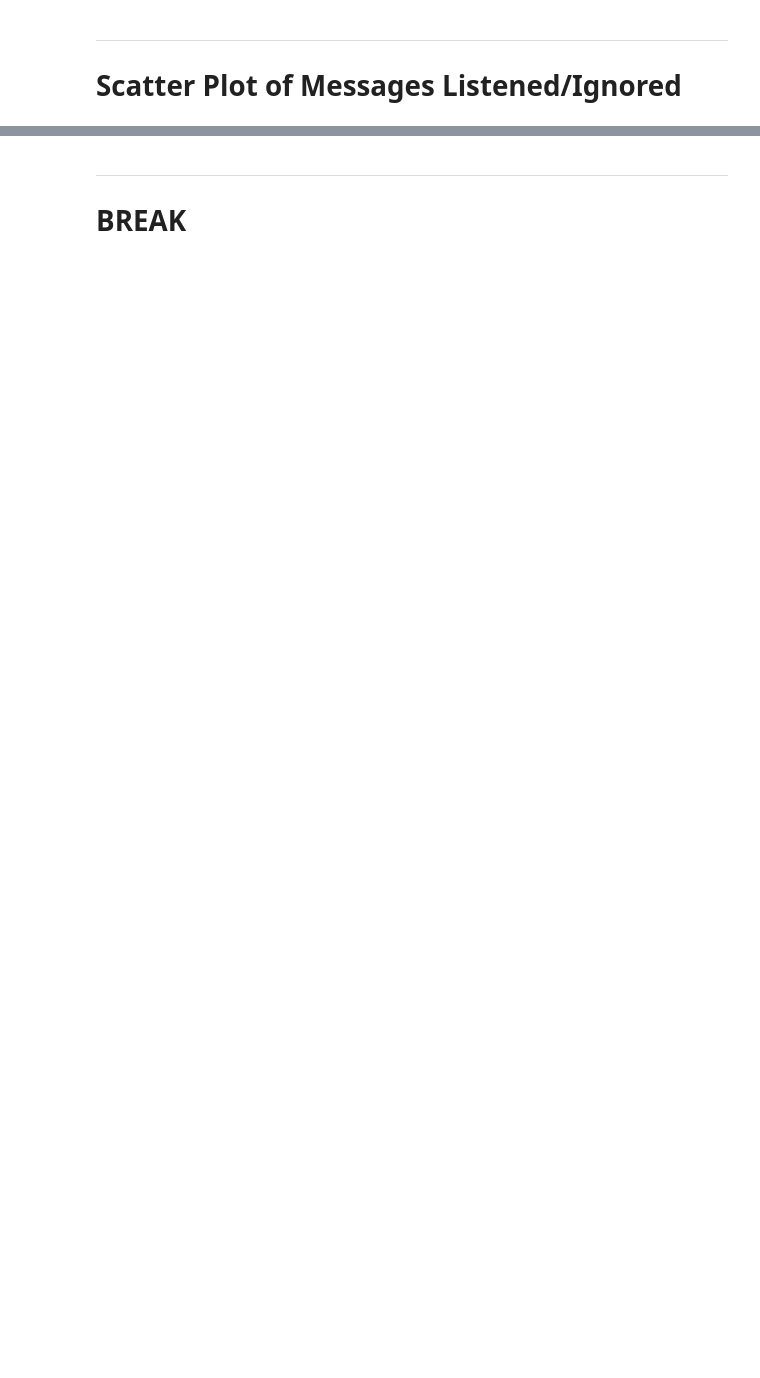
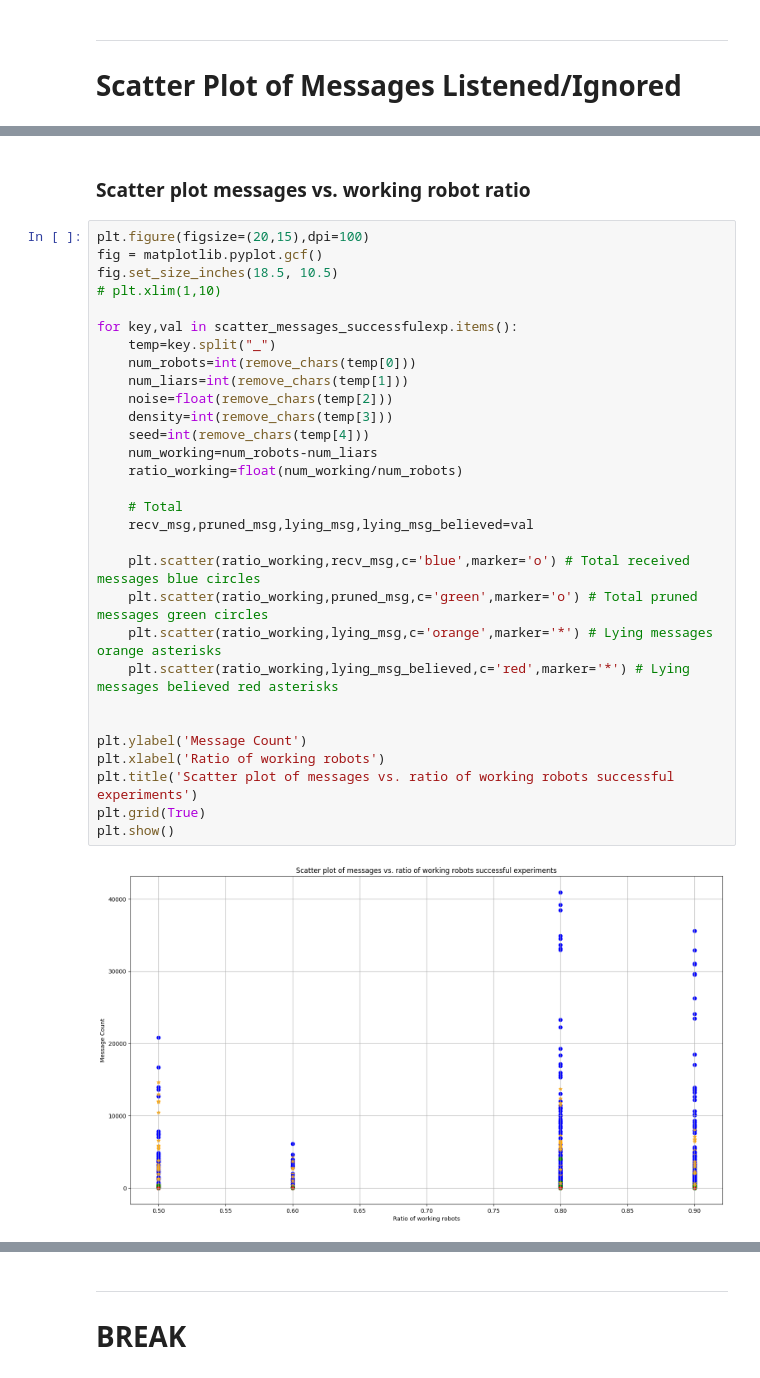
Before and after one commit to nsrishankar/analysis_scripts, a Jupyter notebook: CDM_lying_clusteranalysis.ipynb, the cells around one changed output, grey strips where cells are left out. Cells and saved outputs as stored; diff of their text form; blank space fills up the shorter version.

```diff
--- a/CDM_lying_clusteranalysis.ipynb
+++ b/CDM_lying_clusteranalysis.ipynb
@@ -865,0 +1001,34 @@ plt.title('MNumber of Failed Robots')
+# %% [markdown]
+### Scatter plot messages vs. working robot ratio
+# %%
+plt.figure(figsize=(20,15),dpi=100)
+fig = matplotlib.pyplot.gcf()
+fig.set_size_inches(18.5, 10.5)
+# plt.xlim(1,10)
+
+for key,val in scatter_messages_successfulexp.items():
+    temp=key.split("_")
+    num_robots=int(remove_chars(temp[0]))
+    num_liars=int(remove_chars(temp[1]))
+    noise=float(remove_chars(temp[2]))
+    density=int(remove_chars(temp[3]))
+    seed=int(remove_chars(temp[4]))
+    num_working=num_robots-num_liars
+    ratio_working=float(num_working/num_robots)
+
+    # Total
+    recv_msg,pruned_msg,lying_msg,lying_msg_believed=val
+
+    plt.scatter(ratio_working,recv_msg,c='blue',marker='o') # Total received messages blue circles
+    plt.scatter(ratio_working,pruned_msg,c='green',marker='o') # Total pruned messages green circles
+    plt.scatter(ratio_working,lying_msg,c='orange',marker='*') # Lying messages orange asterisks
+    plt.scatter(ratio_working,lying_msg_believed,c='red',marker='*') # Lying messages believed red asterisks
+
+
+plt.ylabel('Message Count')
+plt.xlabel('Ratio of working robots')
+plt.title('Scatter plot of messages vs. ratio of working robots successful experiments')
+plt.grid(True)
+plt.show()
+# %% [output]
+[figure, added]
```
Also changed, not shown: parts of 42 cells of this notebook.
